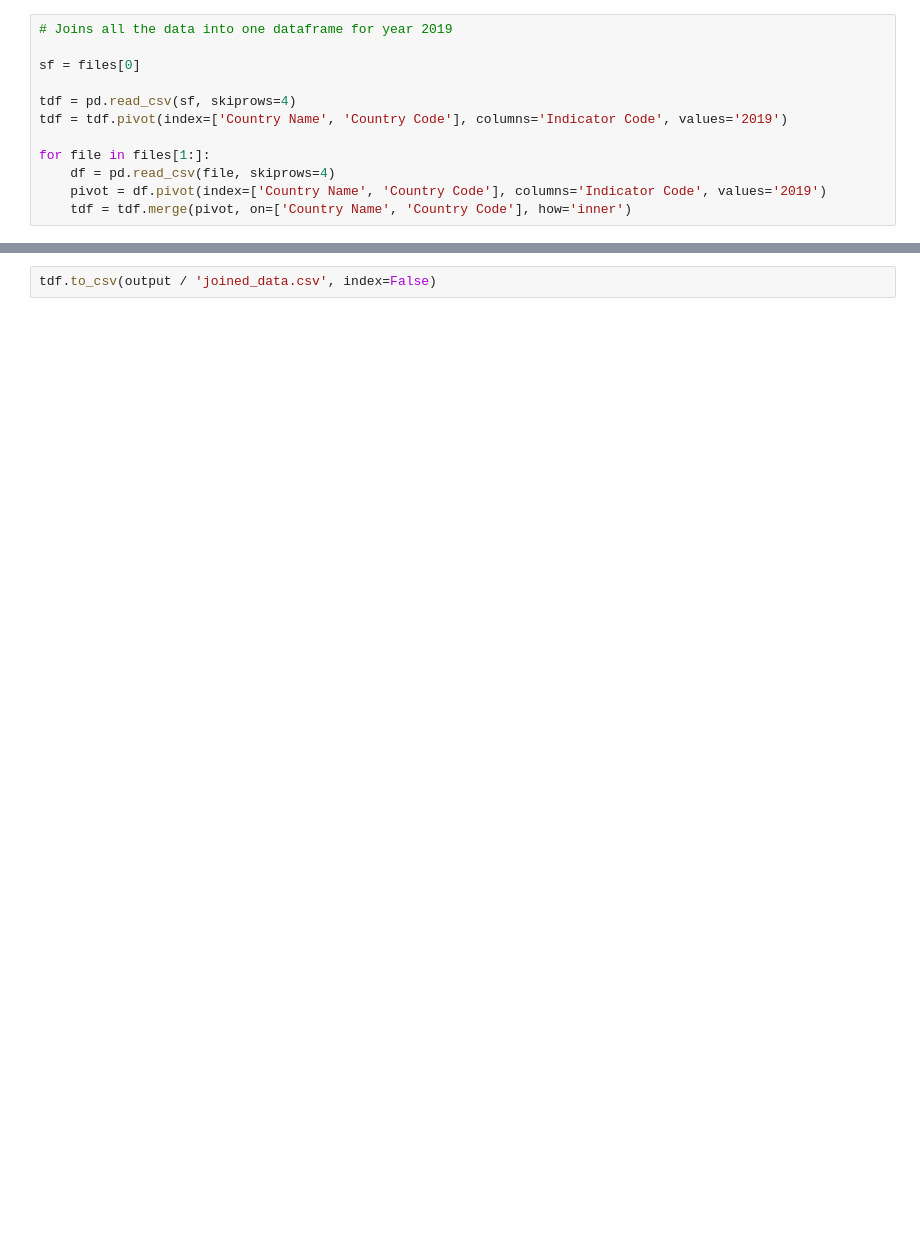
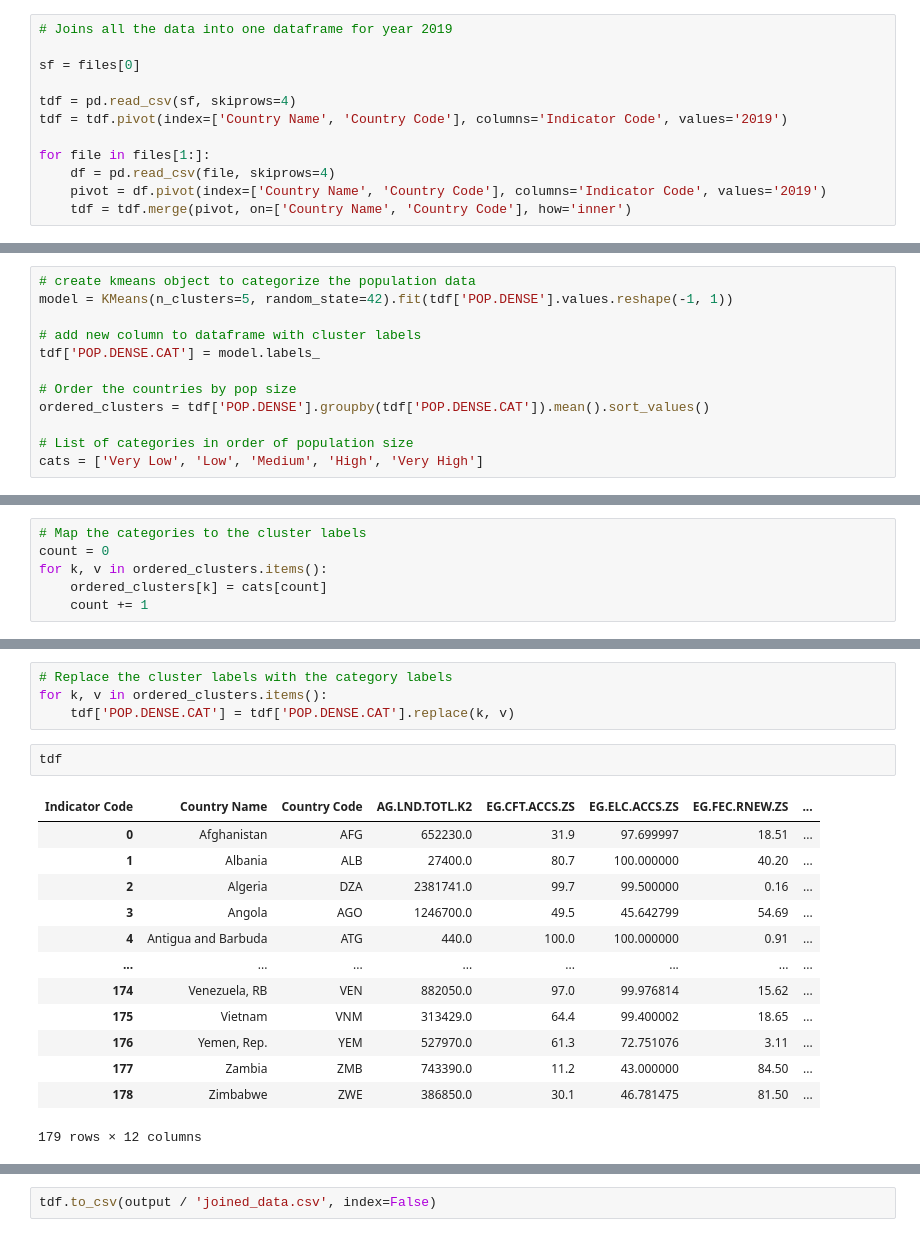
Before and after one commit to aarongaines/eda_group_project, a Jupyter notebook: code/join_data.ipynb, the cells around one changed output, grey strips where cells are left out. Saved outputs shown, nothing was run; the diff lists cells and outputs as text; blank space fills up the shorter version.

```diff
--- a/code/join_data.ipynb
+++ b/code/join_data.ipynb
@@ -76,0 +147,12 @@ tdf
+# %%
+# create kmeans object to categorize the population data
+model = KMeans(n_clusters=5, random_state=42).fit(tdf['POP.DENSE'].values.reshape(-1, 1))
+
+# add new column to dataframe with cluster labels
+tdf['POP.DENSE.CAT'] = model.labels_
+
+# Order the countries by pop size
+ordered_clusters = tdf['POP.DENSE'].groupby(tdf['POP.DENSE.CAT']).mean().sort_values()
+
+# List of categories in order of population size
+cats = ['Very Low', 'Low', 'Medium', 'High', 'Very High']
@@ -76,0 +169,6 @@ tdf
+# %%
+# Map the categories to the cluster labels
+count = 0
+for k, v in ordered_clusters.items():
+    ordered_clusters[k] = cats[count]
+    count += 1
@@ -76,0 +185,20 @@ tdf
+# %%
+# Replace the cluster labels with the category labels
+for k, v in ordered_clusters.items():
+    tdf['POP.DENSE.CAT'] = tdf['POP.DENSE.CAT'].replace(k, v)
+# %%
+tdf
+# %% [output]
+| Indicator Code | Country Name | Country Code | AG.LND.TOTL.K2 | EG.CFT.ACCS.ZS | EG.ELC.ACCS.ZS | EG.FEC.RNEW.ZS | ... |
+| 0 | Afghanistan | AFG | 652230.0 | 31.9 | 97.699997 | 18.51 | ... |
+| 1 | Albania | ALB | 27400.0 | 80.7 | 100.000000 | 40.20 | ... |
+| 2 | Algeria | DZA | 2381741.0 | 99.7 | 99.500000 | 0.16 | ... |
+| 3 | Angola | AGO | 1246700.0 | 49.5 | 45.642799 | 54.69 | ... |
+| 4 | Antigua and Barbuda | ATG | 440.0 | 100.0 | 100.000000 | 0.91 | ... |
+| ... | ... | ... | ... | ... | ... | ... | ... |
+| 174 | Venezuela, RB | VEN | 882050.0 | 97.0 | 99.976814 | 15.62 | ... |
+| 175 | Vietnam | VNM | 313429.0 | 64.4 | 99.400002 | 18.65 | ... |
+| 176 | Yemen, Rep. | YEM | 527970.0 | 61.3 | 72.751076 | 3.11 | ... |
+| 177 | Zambia | ZMB | 743390.0 | 11.2 | 43.000000 | 84.50 | ... |
+| 178 | Zimbabwe | ZWE | 386850.0 | 30.1 | 46.781475 | 81.50 | ... |
+179 rows × 12 columns
```
Also changed, not shown: parts of 15 cells of this notebook, 5 other files.
